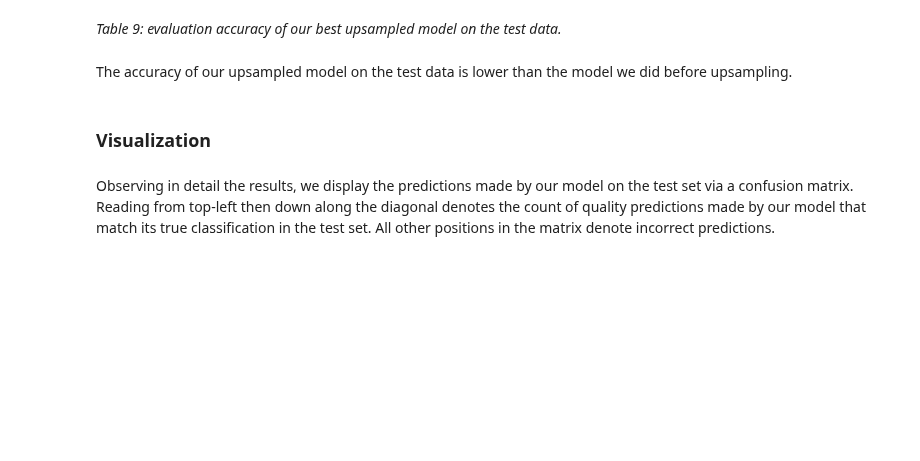
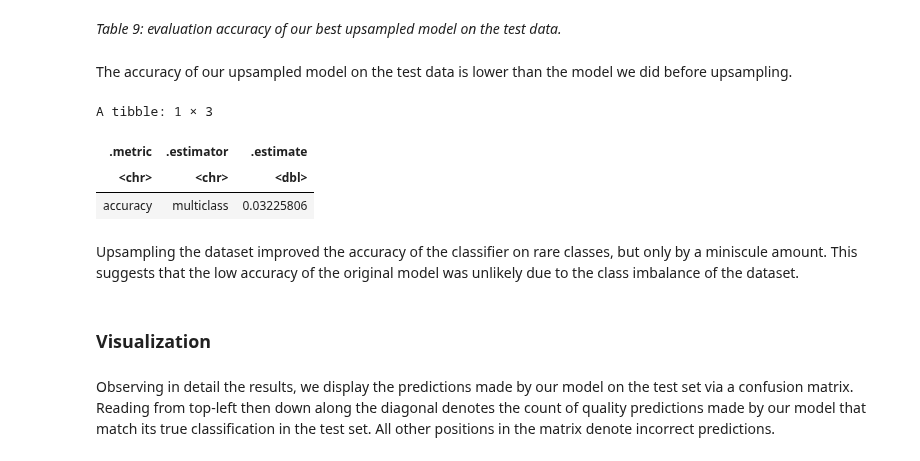
Before and after one commit to jon-chow/DSCI100-WineQualityAnalysis, a Jupyter notebook: FinalReport.ipynb, the cells around one changed output. Drawn from its saved outputs; the diff is of its cells as text; code cells hidden in the pictures; blank space fills up the shorter version.

Commit message:
Added upsampled model accuracy on rare

```diff
--- a/FinalReport.ipynb
+++ b/FinalReport.ipynb
@@ -742,6 +631,20 @@ A tibble: 1 × 3
 *Table 9: evaluation accuracy of our best upsampled model on the test data.*
 # %% [markdown]
 The accuracy of our upsampled model on the test data is lower than the model we did before upsampling.
+# %%
+# test the accuracy of the upsampled model on rare classes
+rare_pred_acc <- predict(balanced_upsample_best, test_data_rare) %>%
+                            bind_cols(test_data_rare) %>%
+                            metrics(truth = quality, estimate = .pred_class) %>%
+                            filter(.metric == "accuracy")
+rare_pred_acc
+# %% [output]
+A tibble: 1 × 3
+| .metric | .estimator | .estimate |
+| <chr> | <chr> | <dbl> |
+| accuracy | multiclass | 0.03225806 |
+# %% [markdown]
+Upsampling the dataset improved the accuracy of the classifier on rare classes, but only by a miniscule amount. This suggests that the low accuracy of the original model was unlikely due to the class imbalance of the dataset.
 # %% [markdown]
 ### Visualization
 # %% [markdown]
```
Also changed, not shown: parts of 14 cells of this notebook.
